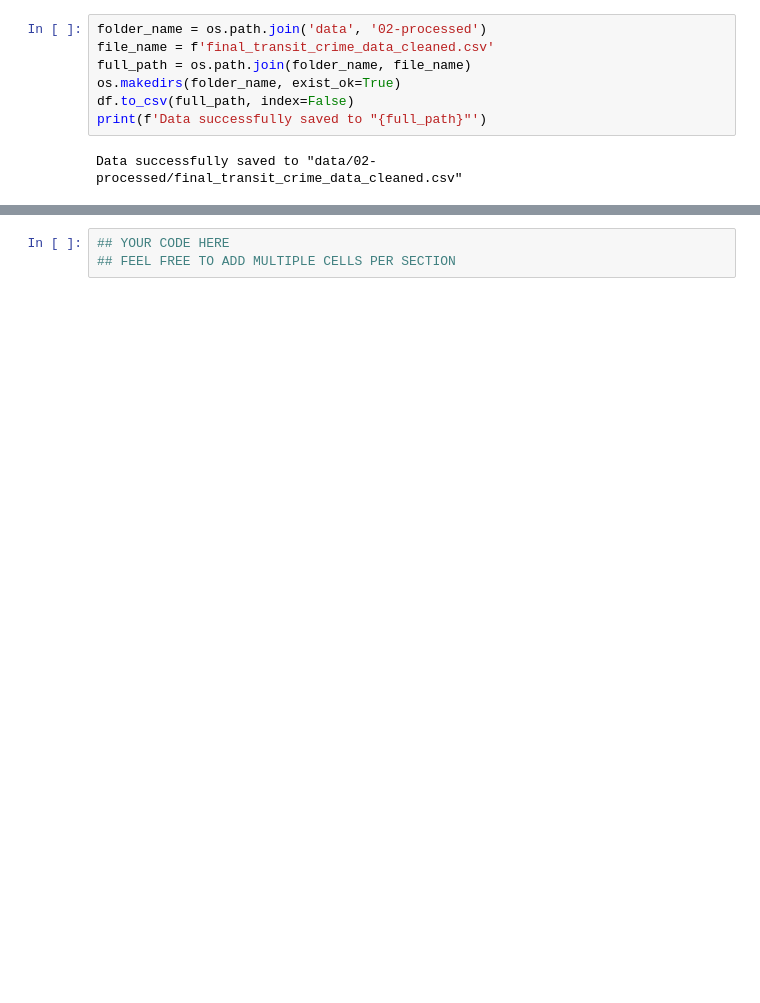
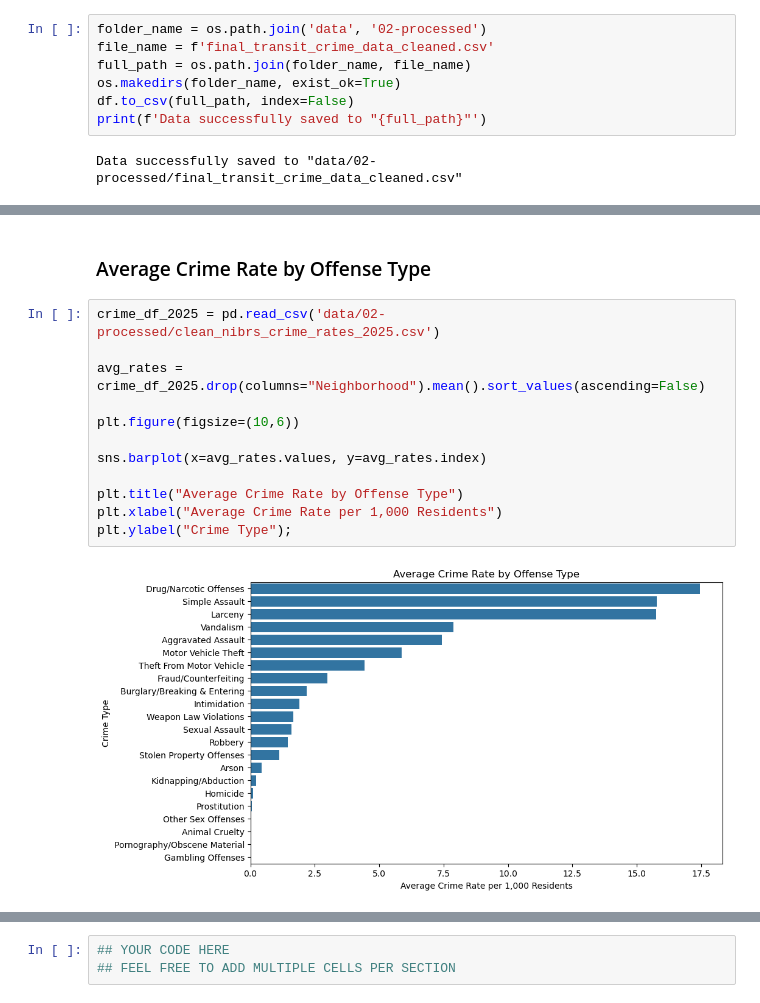
Before and after one commit to COGS108/Group022_WI26, a Jupyter notebook: 03-FinalProject.ipynb, the cells around one changed output, grey strips where cells are left out. Drawn from its saved outputs; the diff is of its cells as text; blank space fills up the shorter version.

```diff
--- a/03-FinalProject.ipynb
+++ b/03-FinalProject.ipynb
@@ -439,0 +497,16 @@ Instructions: REPLACE the contents of this cell with your work, including any up
+# %% [markdown]
+### Average Crime Rate by Offense Type
+# %%
+crime_df_2025 = pd.read_csv('data/02-processed/clean_nibrs_crime_rates_2025.csv')
+
+avg_rates = crime_df_2025.drop(columns="Neighborhood").mean().sort_values(ascending=False)
+
+plt.figure(figsize=(10,6))
+
+sns.barplot(x=avg_rates.values, y=avg_rates.index)
+
+plt.title("Average Crime Rate by Offense Type")
+plt.xlabel("Average Crime Rate per 1,000 Residents")
+plt.ylabel("Crime Type");
+# %% [output]
+[figure, added]
```
Also changed, not shown: parts of 17 cells of this notebook.
